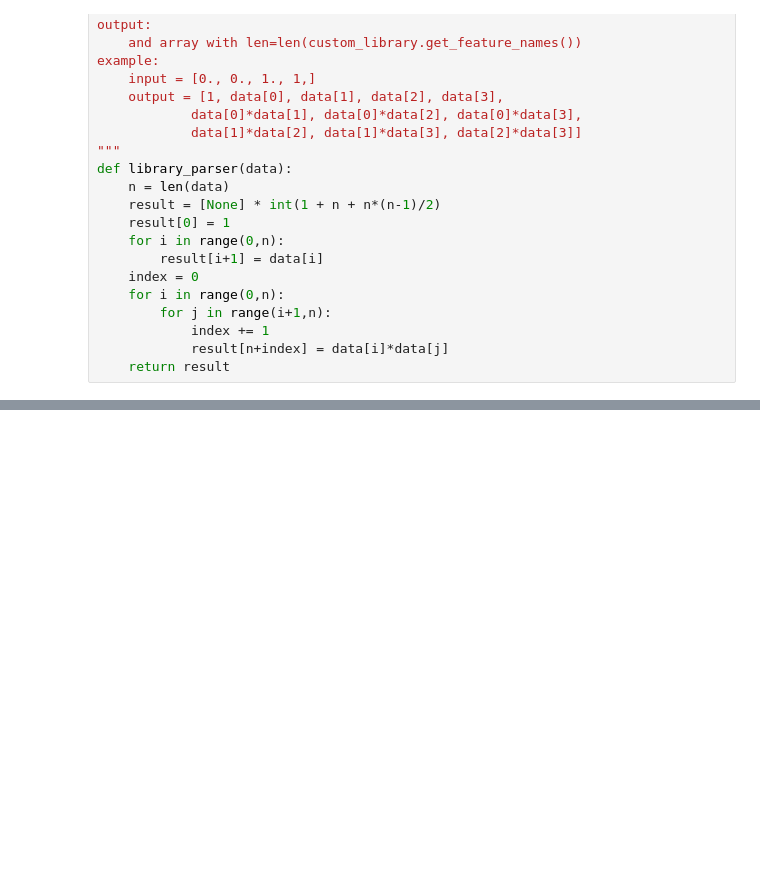
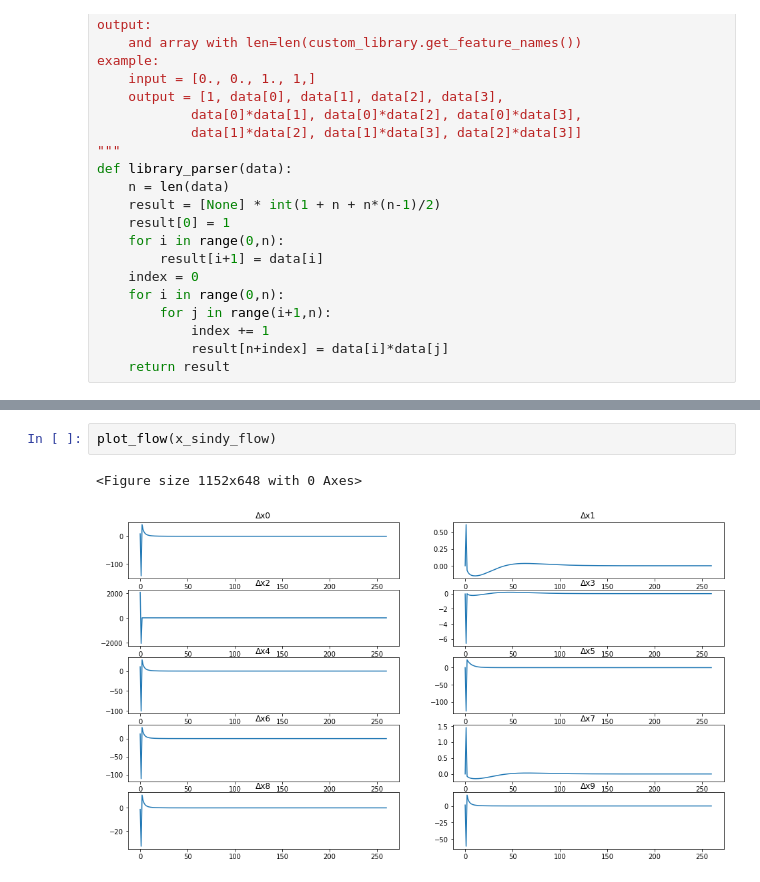
Before and after one commit to aliydgr/ms-thesis, a Jupyter notebook: information-flow-sindy.ipynb, the cells around one changed output, grey strips where cells are left out. Saved outputs shown, nothing was run; the diff lists cells and outputs as text; blank space fills up the shorter version.

```diff
--- a/information-flow-sindy.ipynb
+++ b/information-flow-sindy.ipynb
@@ -172,0 +184,5 @@ DiMultiDegreeView({0: 11, 1: 4, 2: 7, 3: 1, 4: 2, 5: 1, 6: 1, 7: 1, 8: 1, 9: 1})
+# %%
+plot_flow(x_sindy_flow)
+# %% [output]
+<Figure size 1152x648 with 0 Axes>
+[figure, added]
```
Also changed, not shown: parts of 17 cells of this notebook.
